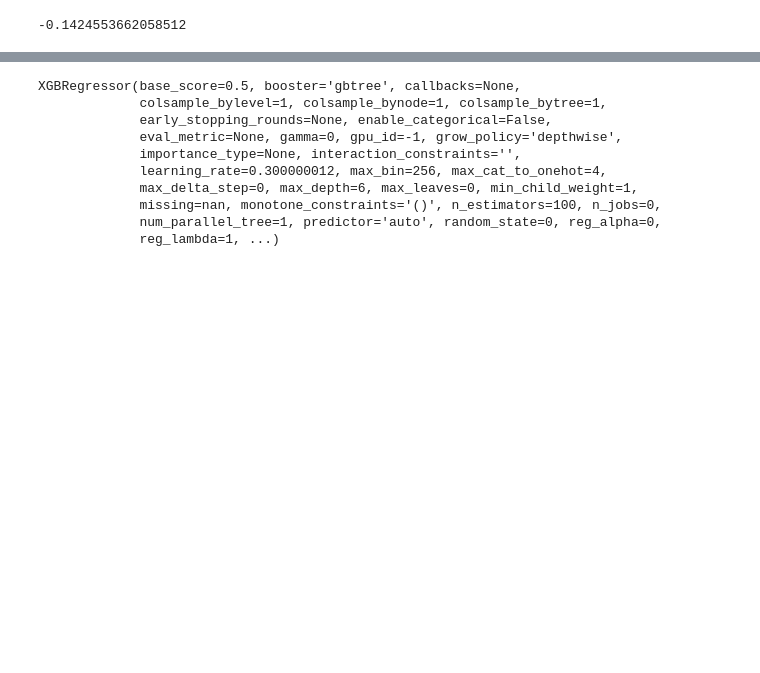
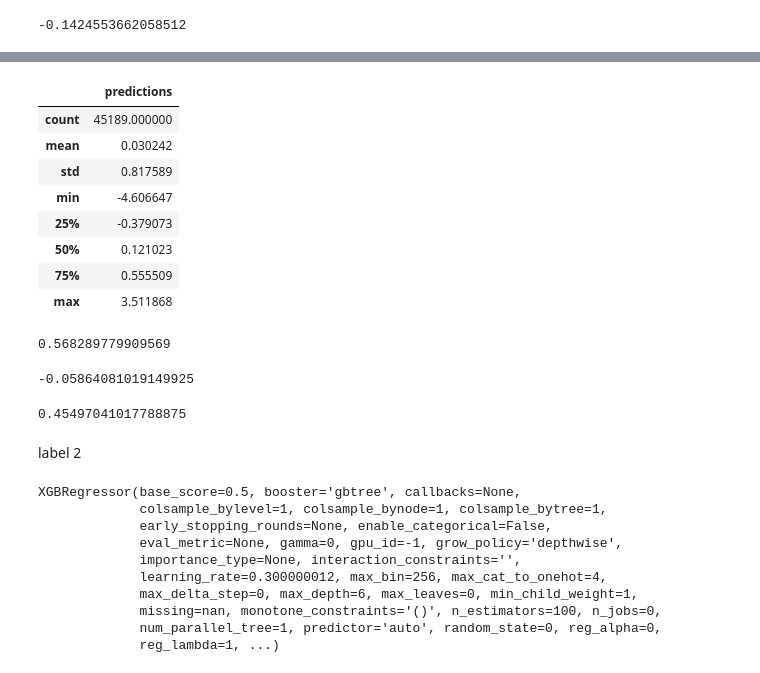
Before and after one commit to TGChenZP/MAST30034-A2_GroupWork_Py, a Jupyter notebook: notebooks/R_14_future_return_prediction.ipynb, the cells around one changed output, grey strips where cells are left out. Cells and saved outputs as stored; diff of their text form; code cells hidden in the pictures; blank space fills up the shorter version.

```diff
--- a/notebooks/R_14_future_return_prediction.ipynb
+++ b/notebooks/R_14_future_return_prediction.ipynb
@@ -350,0 +372,5 @@ m = xgboost.XGBRegressor()
+# %%
+m1 = xgboost.XGBRegressor()
+m1.fit(train_standardised_dropna[['sum_transactions_STD_t-0',
+    'number_of_customers_STD_t-0',
+    'distinct_customers_STD_t-0']], train_standardised_dropna['label1'])
@@ -350,0 +388,28 @@ m = xgboost.XGBRegressor()
+# %%
+predictions = m1.predict(train_standardised_dropna[['sum_transactions_STD_t-0', 'number_of_customers_STD_t-0', 'distinct_customers_STD_t-0']])
+
+pd.DataFrame({'predictions':predictions}).describe()
+# %% [output]
+|  | predictions |
+| count | 45189.000000 |
+| mean | 0.030242 |
+| std | 0.817589 |
+| min | -4.606647 |
+| 25% | -0.379073 |
+| 50% | 0.121023 |
+| 75% | 0.555509 |
+| max | 3.511868 |
+# %%
+m1.score(train_standardised_dropna[['sum_transactions_STD_t-0', 'number_of_customers_STD_t-0', 'distinct_customers_STD_t-0']], train_standardised_dropna['label1'])
+# %% [output]
+0.568289779909569
+# %%
+m1.score(val_standardised_dropna[['sum_transactions_STD_t-0', 'number_of_customers_STD_t-0', 'distinct_customers_STD_t-0']], val_standardised_dropna['label1'])
+# %% [output]
+-0.05864081019149925
+# %%
+m1.score(test_standardised_dropna[['sum_transactions_STD_t-0', 'number_of_customers_STD_t-0', 'distinct_customers_STD_t-0']], test_standardised_dropna['label1'])
+# %% [output]
+0.45497041017788875
+# %% [markdown]
+label 2
```
Also changed, not shown: parts of 26 cells of this notebook.
